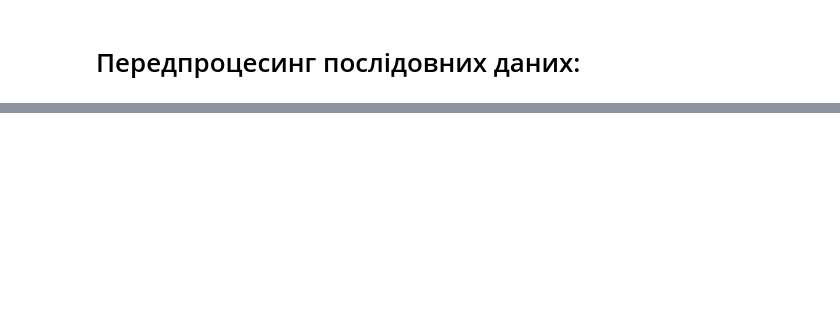
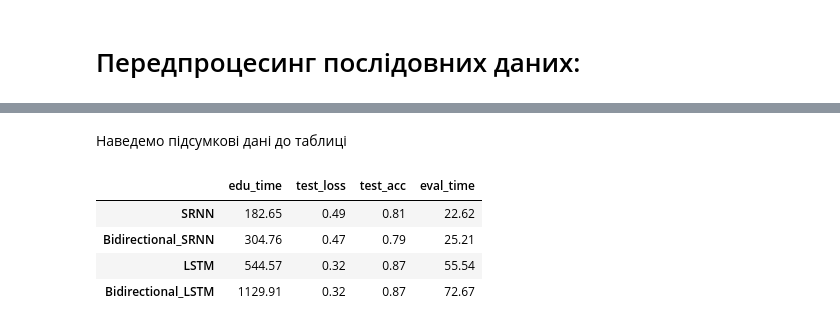
Before and after one commit to sergiokapone/DataScience, a Jupyter notebook: Hw11/Hw11.ipynb, the cells around one changed output, grey strips where cells are left out. Saved outputs shown, nothing was run; the diff lists cells and outputs as text; code cells hidden in the pictures; blank space fills up the shorter version.

```diff
--- a/Hw11/Hw11.ipynb
+++ b/Hw11/Hw11.ipynb
@@ -198,0 +146,33 @@ Test Accuracy: 0.8286399841308594
+# %%
+models_info = {}
+set_random_seed(42)
+
+for model in models:
+    print(f"\nStart learning model: {model.name}\n")
+    model.build.summary()
+
+    start_time = time.time()
+    history = model.build.fit(
+        x_train,
+        y_train,
+        epochs=epochs,
+        batch_size=batch_size,
+        validation_split=0.3,
+        verbose=1,
+    )
+    end_time = time.time()
+
+    # Додаємо історію, та час навчання до словника
+    models_info.setdefault(model.name, {})["history"] = history
+    models_info[model.name]["edu_time"] = round(end_time - start_time, 2)
+
+    start_time = time.time()
+    test_loss, test_acc = model.build.evaluate(x_test, y_test)
+    end_time = time.time()
+
+    # Визначаємо функцію втрат та точність на тестових даних
+    print(f"Test Loss: {test_loss:.2f}")
+    print(f"Test Accuracy: {test_acc:.2f}")
+    models_info[model.name]["test_loss"] = round(test_loss, 2)
+    models_info[model.name]["test_acc"] = round(test_acc, 2)
+    models_info[model.name]["eval_time"] = round(end_time - start_time, 2)
@@ -198,0 +260,20 @@ Test Accuracy: 0.8286399841308594
+# %% [markdown]
+Наведемо підсумкові дані до таблиці
+# %%
+import pandas as pd
+
+df = pd.DataFrame(models_info)
+
+# Deleting the column 'history'
+df = df.drop(
+    "history",
+    axis=0,
+).transpose()
+
+df
+# %% [output]
+|  | edu_time | test_loss | test_acc | eval_time |
+| SRNN | 182.65 | 0.49 | 0.81 | 22.62 |
+| Bidirectional_SRNN | 304.76 | 0.47 | 0.79 | 25.21 |
+| LSTM | 544.57 | 0.32 | 0.87 | 55.54 |
+| Bidirectional_LSTM | 1129.91 | 0.32 | 0.87 | 72.67 |
```
Also changed, not shown: parts of 32 cells of this notebook, 8 other files.
